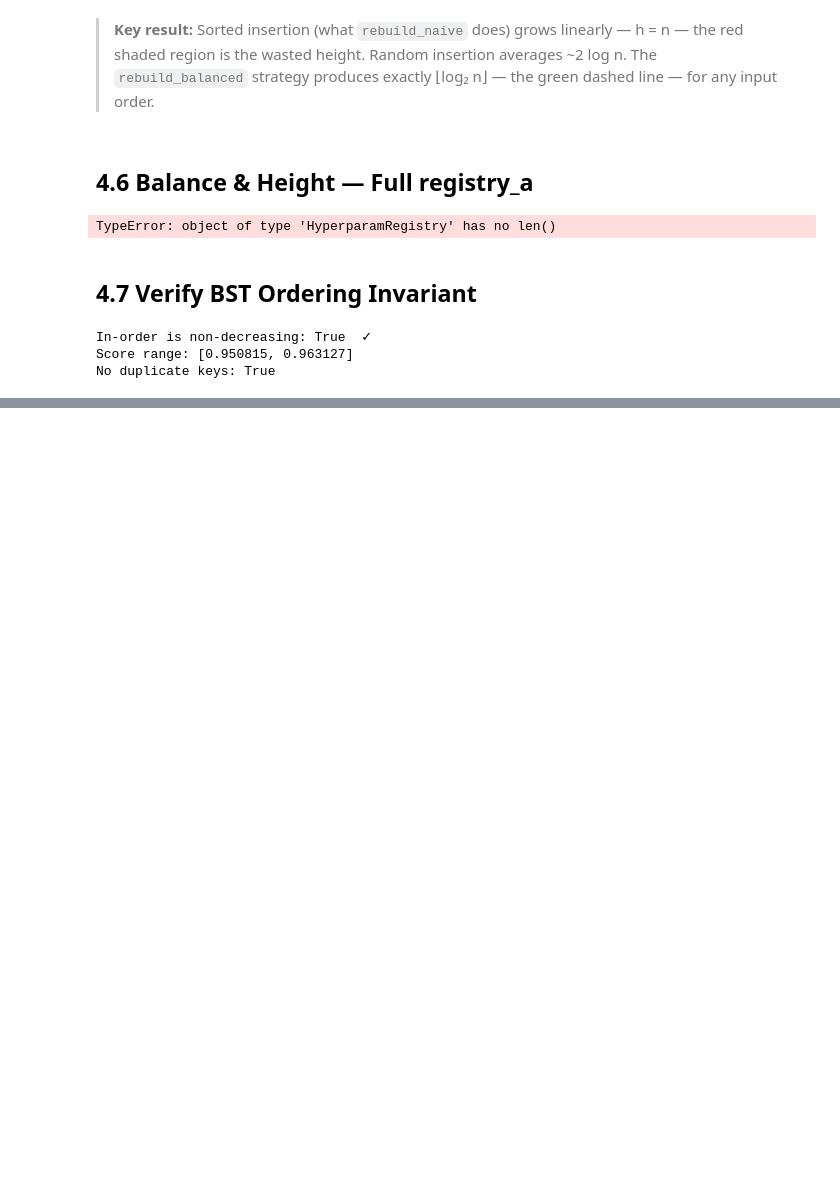
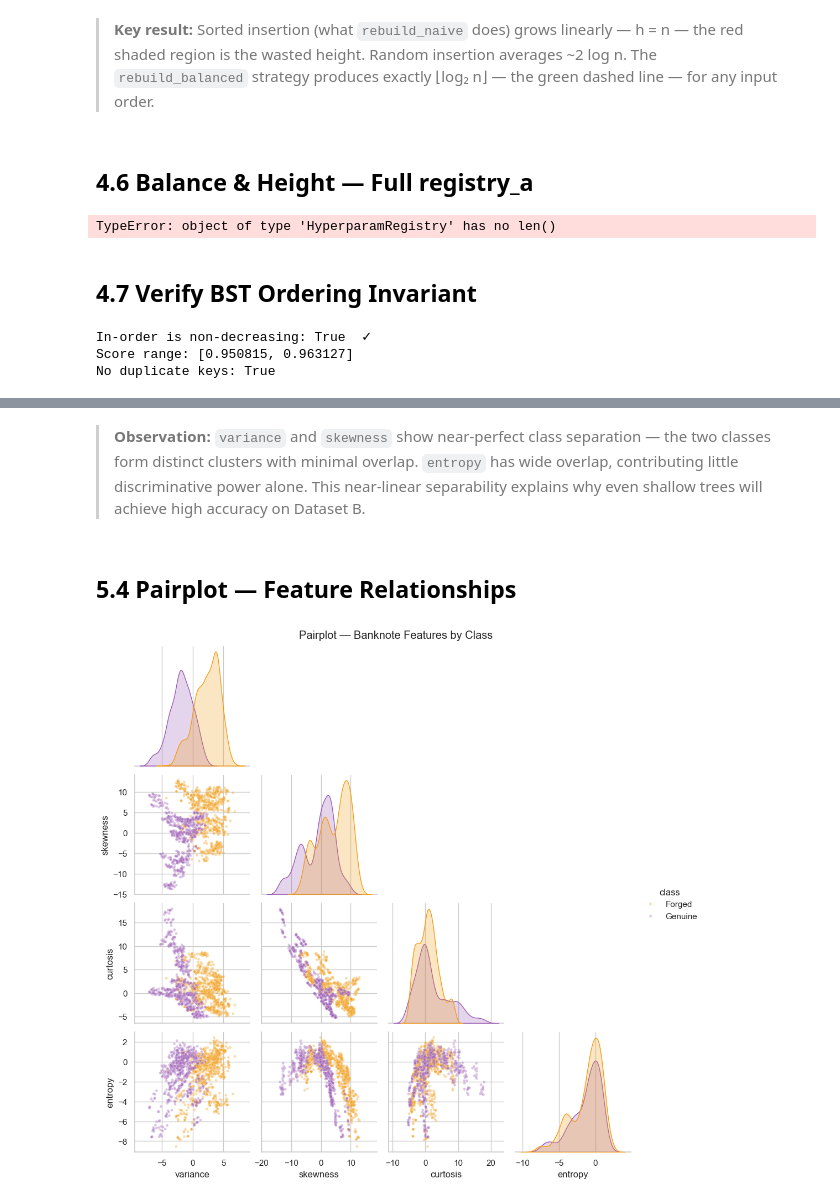
Before and after one commit to ArmanAhmed00/BST-Backed-Hyperparameter-Optimiser-with-Transfer-Analysis, a Jupyter notebook: capstone_project/notebook/capstone.ipynb, the cells around one changed output, grey strips where cells are left out. Saved outputs shown, nothing was run; the diff lists cells and outputs as text; code cells hidden in the pictures; blank space fills up the shorter version.

```diff
--- a/capstone_project/notebook/capstone.ipynb
+++ b/capstone_project/notebook/capstone.ipynb
@@ -705,0 +800,15 @@ No duplicate keys: True
+# %% [markdown]
+> **Observation:** `variance` and `skewness` show near-perfect class separation — the two classes form distinct clusters with minimal overlap. `entropy` has wide overlap, contributing little discriminative power alone. This near-linear separability explains why even shallow trees will achieve high accuracy on Dataset B.
+# %% [markdown]
+## 5.4 Pairplot — Feature Relationships
+# %%
+g = sns.pairplot(
+    df_b_plot, hue='class', vars=feat_b,
+    palette=palette_b,
+    plot_kws={'alpha':0.35, 's':12},
+    diag_kind='kde', corner=True
+)
+g.figure.suptitle("Pairplot — Banknote Features by Class", y=1.01)
+plt.show()
+# %% [output]
+[figure, added]
```
Also changed, not shown: parts of 16 cells of this notebook, 1 other file.
